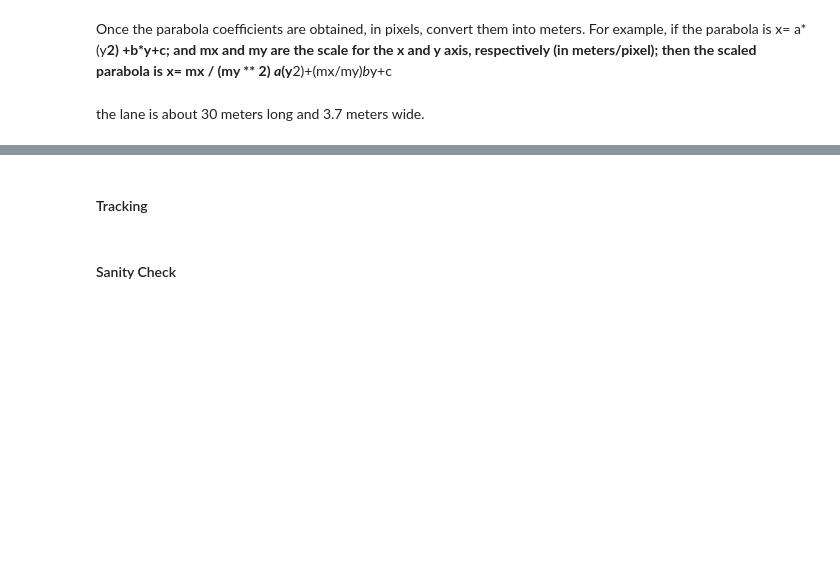
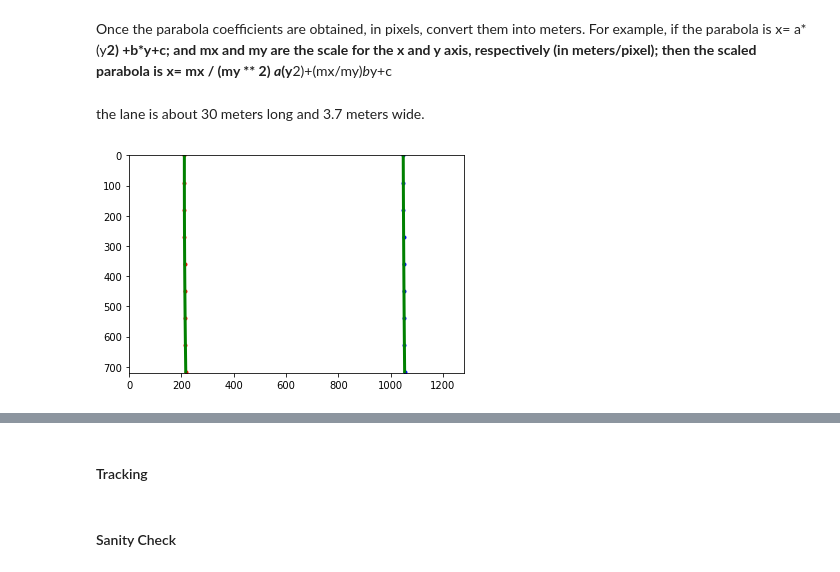
Before and after one commit to ssimontacchi/CarND-Advanced-Lane-Lines, a Jupyter notebook: Advanced_Lane_Finding.ipynb, the cells around one changed output, grey strips where cells are left out. Saved outputs shown, nothing was run; the diff lists cells and outputs as text; code cells hidden in the pictures; blank space fills up the shorter version.

```diff
--- a/Advanced_Lane_Finding.ipynb
+++ b/Advanced_Lane_Finding.ipynb
@@ -251,7 +254,7 @@ def warp(image):
     # Return the resulting image and matrix
     return warped, M
 
-binary_warped, perspective_M = warp(combined_binary)
+binary_warped, perspective_mtx = warp(combined_binary)
 ax2.imshow(binary_warped, cmap='gray')
 ax2.set_title('Warped Image', fontsize=50)
 img_size = (binary_warped.shape[1], binary_warped.shape[0])
@@ -373,10 +376,16 @@ def find_lane_pixels(binary_warped):
         win_xright_high = rightx_current + margin
 
         # Draw the windows on the visualization image
-        cv2.rectangle(out_img,(win_xleft_low,win_y_low),
-        (win_xleft_high,win_y_high),(0,255,0), 2)
-        cv2.rectangle(out_img,(win_xright_low,win_y_low),
-        (win_xright_high,win_y_high),(0,255,0), 2)
+        cv2.rectangle(out_img,
+                      (win_xleft_low, win_y_low),
+                      (win_xleft_high, win_y_high),
+                      (0, 255, 0),
+                      2)
+        cv2.rectangle(out_img,
+                      (win_xright_low, win_y_low),
+                      (win_xright_high, win_y_high),
+                      (0,255,0),
+                      2)
 
         # Identify the nonzero pixels in x and y within the window #
         good_left_inds = ((nonzeroy >= win_y_low) & (nonzeroy < win_y_high) &
@@ -750,0 +683,12 @@ print(left_curverad, 'm', right_curverad, 'm')
+# %%
+# Plot up the data
+mark_size = 3
+plt.plot(left_centroids, ploty, 'o', color='red', markersize=mark_size)
+plt.plot(right_centroids, ploty, 'o', color='blue', markersize=mark_size)
+plt.xlim(0, 1280)
+plt.ylim(0, 720)
+plt.plot(left_fit, ploty, color='green', linewidth=3)
+plt.plot(right_fit, ploty, color='green', linewidth=3)
+plt.gca().invert_yaxis() # to visualize as we do the images
+# %% [output]
+[figure, added]
```
Also changed, not shown: parts of 8 cells of this notebook.
